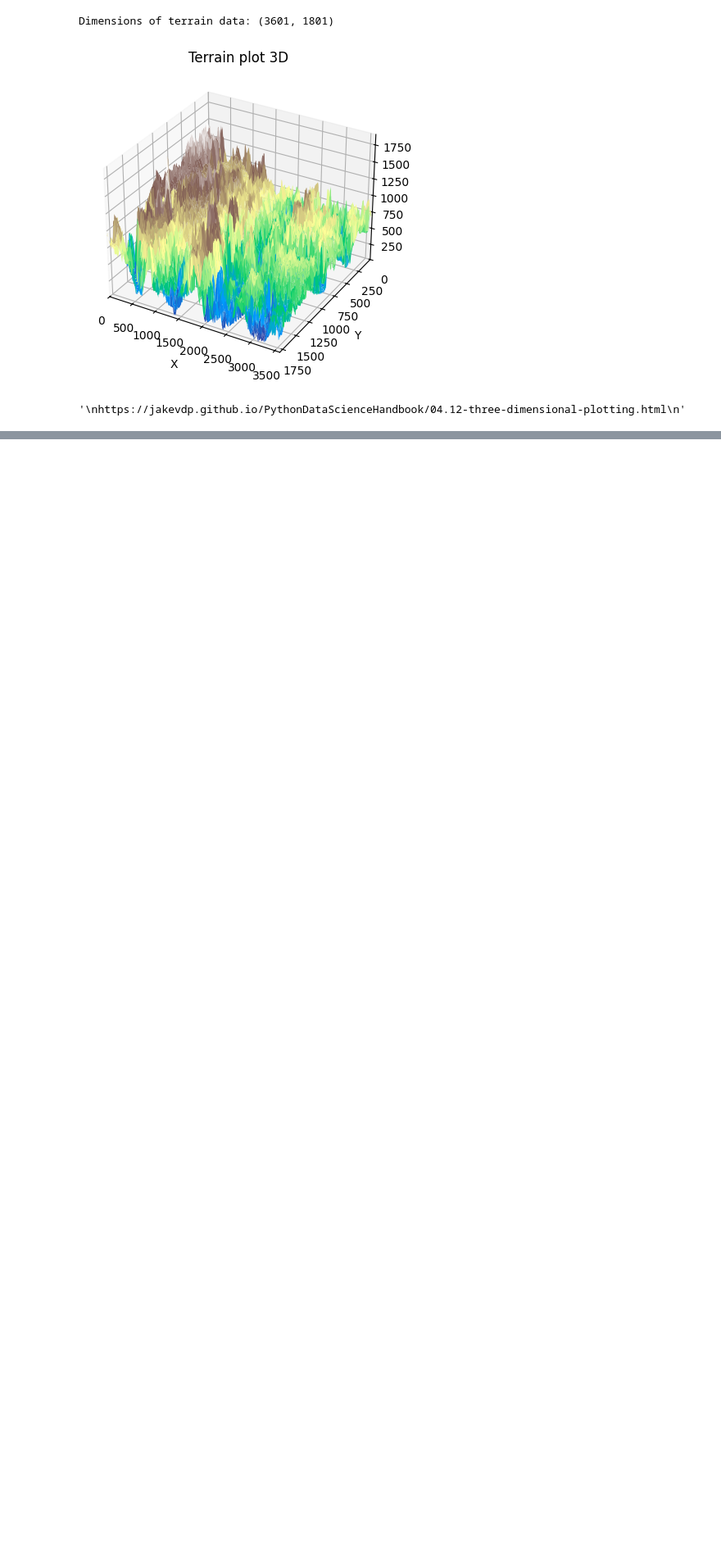
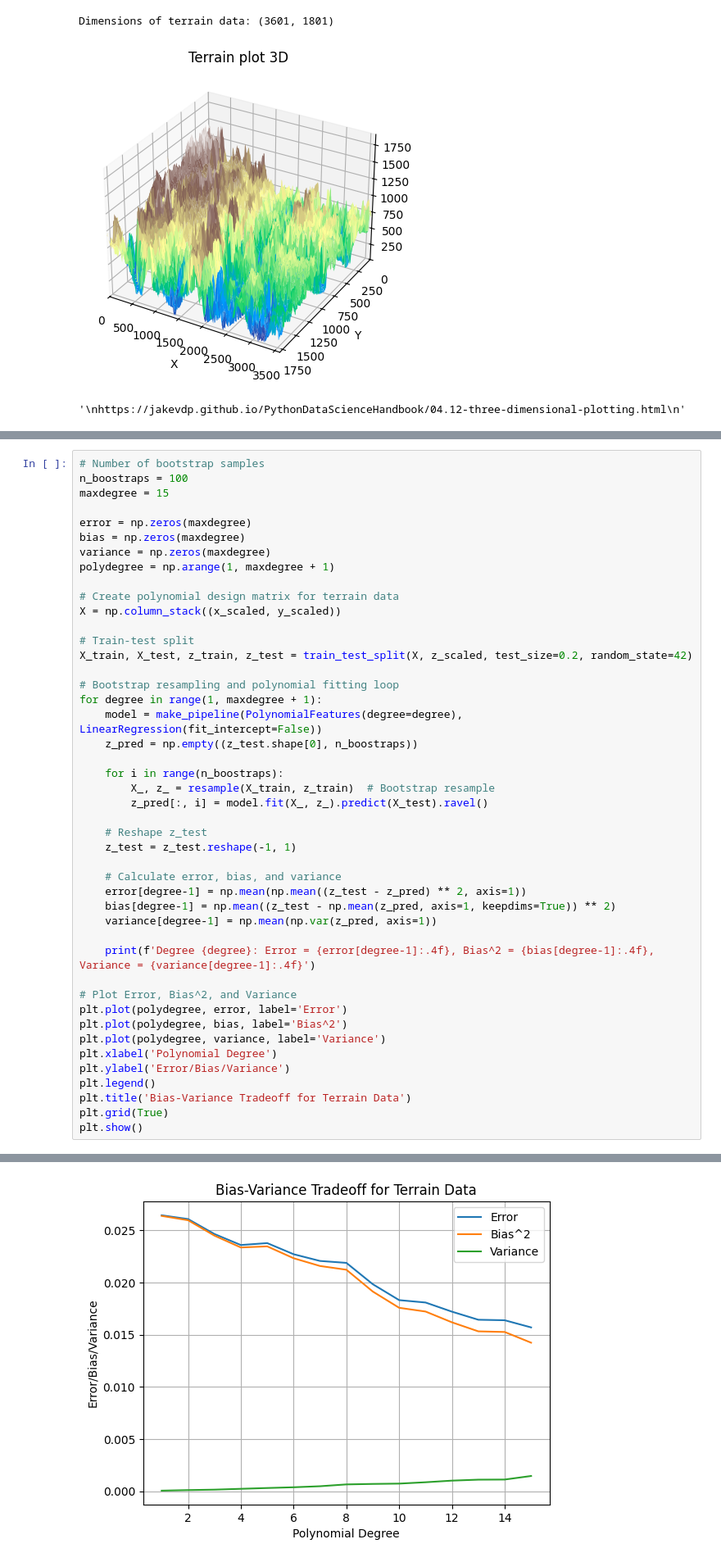
Before and after one commit to tiriltk/FYSSTK4155, a Jupyter notebook: Project1/project1code.ipynb, the cells around one changed output, grey strips where cells are left out. Shown at 82% size. Saved outputs shown, nothing was run; the diff lists cells and outputs as text; blank space fills up the shorter version.

```diff
--- a/Project1/project1code.ipynb
+++ b/Project1/project1code.ipynb
@@ -787,0 +900,46 @@ plt.show()
+# %%
+# Number of bootstrap samples
+n_boostraps = 100
+maxdegree = 15
+
+error = np.zeros(maxdegree)
+bias = np.zeros(maxdegree)
+variance = np.zeros(maxdegree)
+polydegree = np.arange(1, maxdegree + 1)
+
+# Create polynomial design matrix for terrain data
+X = np.column_stack((x_scaled, y_scaled))
+
+# Train-test split
+X_train, X_test, z_train, z_test = train_test_split(X, z_scaled, test_size=0.2, random_state=42)
+
+# Bootstrap resampling and polynomial fitting loop
+for degree in range(1, maxdegree + 1):
+    model = make_pipeline(PolynomialFeatures(degree=degree), LinearRegression(fit_intercept=False))
+    z_pred = np.empty((z_test.shape[0], n_boostraps))
+
+    for i in range(n_boostraps):
+        X_, z_ = resample(X_train, z_train)  # Bootstrap resample
+        z_pred[:, i] = model.fit(X_, z_).predict(X_test).ravel()
+
+    # Reshape z_test
+    z_test = z_test.reshape(-1, 1)
+
+    # Calculate error, bias, and variance
+    error[degree-1] = np.mean(np.mean((z_test - z_pred) ** 2, axis=1))
+    bias[degree-1] = np.mean((z_test - np.mean(z_pred, axis=1, keepdims=True)) ** 2)
+    variance[degree-1] = np.mean(np.var(z_pred, axis=1))
+
+    print(f'Degree {degree}: Error = {error[degree-1]:.4f}, Bias^2 = {bias[degree-1]:.4f}, Variance = {variance[degree-1]:.4f}')
+
+# Plot Error, Bias^2, and Variance
+plt.plot(polydegree, error, label='Error')
+plt.plot(polydegree, bias, label='Bias^2')
+plt.plot(polydegree, variance, label='Variance')
+plt.xlabel('Polynomial Degree')
+plt.ylabel('Error/Bias/Variance')
+plt.legend()
+plt.title('Bias-Variance Tradeoff for Terrain Data')
+plt.grid(True)
+plt.show()
+# %% [output]
@@ -787,0 +961 @@ plt.show()
+[figure, added]
```
Also changed, not shown: parts of 7 cells of this notebook.
